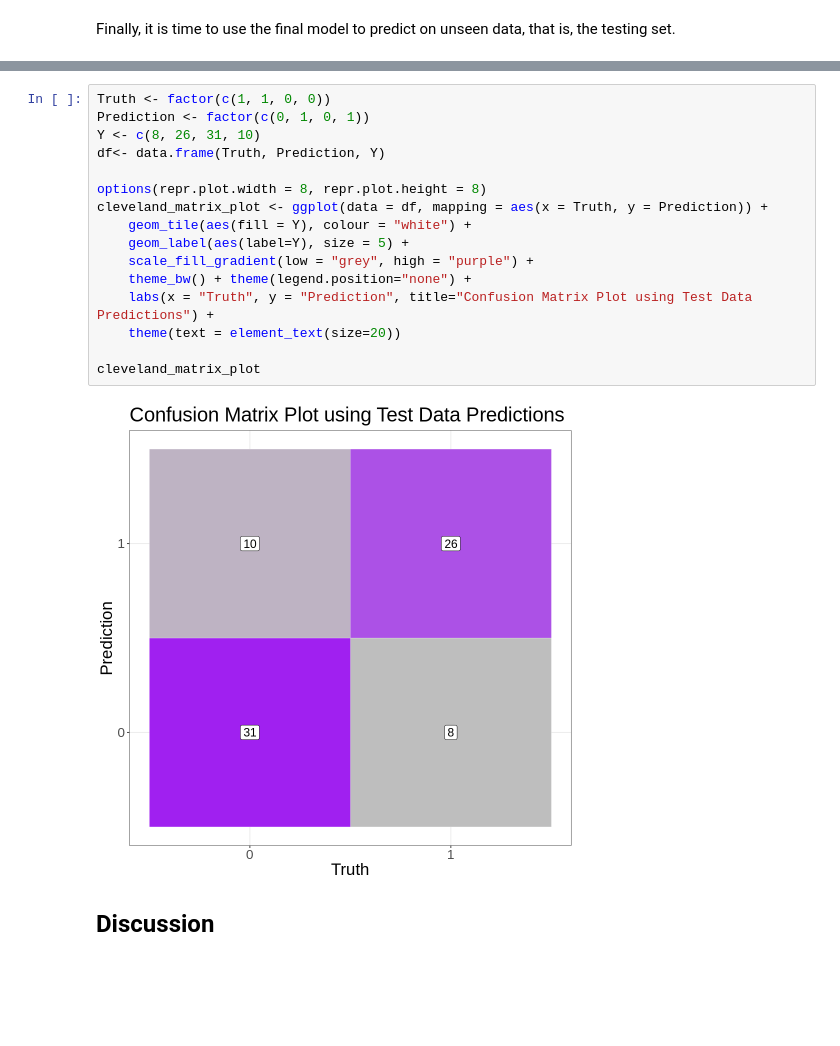
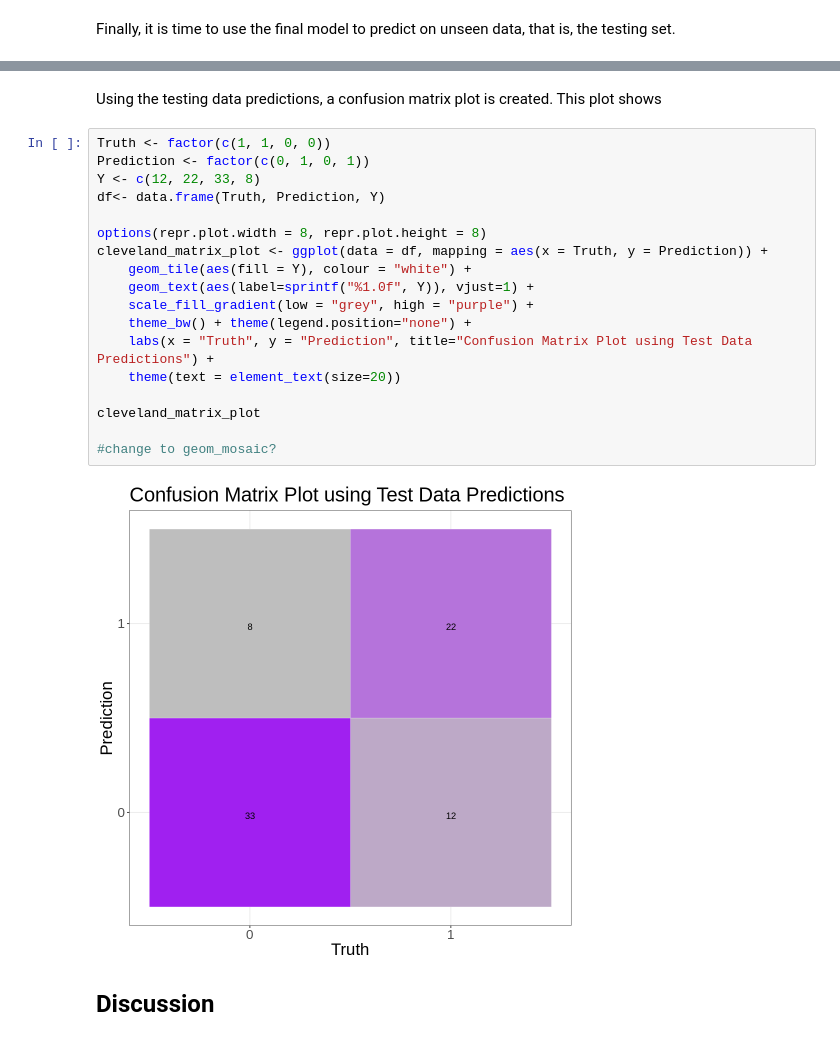
Before and after one commit to HannahDKM/Final_Project, a Jupyter notebook: Final_Project.ipynb, the cells around one changed output, grey strips where cells are left out. Cells and saved outputs as stored; diff of their text form; blank space fills up the shorter version.

```diff
--- a/Final_Project.ipynb
+++ b/Final_Project.ipynb
@@ -443,21 +393,25 @@ Prediction  0  1
+# %% [markdown]
+Using the testing data predictions, a confusion matrix plot is created. This plot shows
 # %%
 Truth <- factor(c(1, 1, 0, 0))
 Prediction <- factor(c(0, 1, 0, 1))
-Y <- c(8, 26, 31, 10)
+Y <- c(12, 22, 33, 8)
 df<- data.frame(Truth, Prediction, Y)
 
 options(repr.plot.width = 8, repr.plot.height = 8)
 cleveland_matrix_plot <- ggplot(data = df, mapping = aes(x = Truth, y = Prediction)) +
     geom_tile(aes(fill = Y), colour = "white") +
-    geom_label(aes(label=Y), size = 5) +
+    geom_text(aes(label=sprintf("%1.0f", Y)), vjust=1) +
     scale_fill_gradient(low = "grey", high = "purple") +
     theme_bw() + theme(legend.position="none") +
     labs(x = "Truth", y = "Prediction", title="Confusion Matrix Plot using Test Data Predictions") +
     theme(text = element_text(size=20))
 
 cleveland_matrix_plot
+
+#change to geom_mosaic?
 # %% [output]
-[figure, old version]
+[figure, new version]
 # %% [markdown]
 **<p style = "font-size:18pt; font-style:bold"> Discussion </p>**
 # %% [markdown]
```
Also changed, not shown: parts of 24 cells of this notebook.
